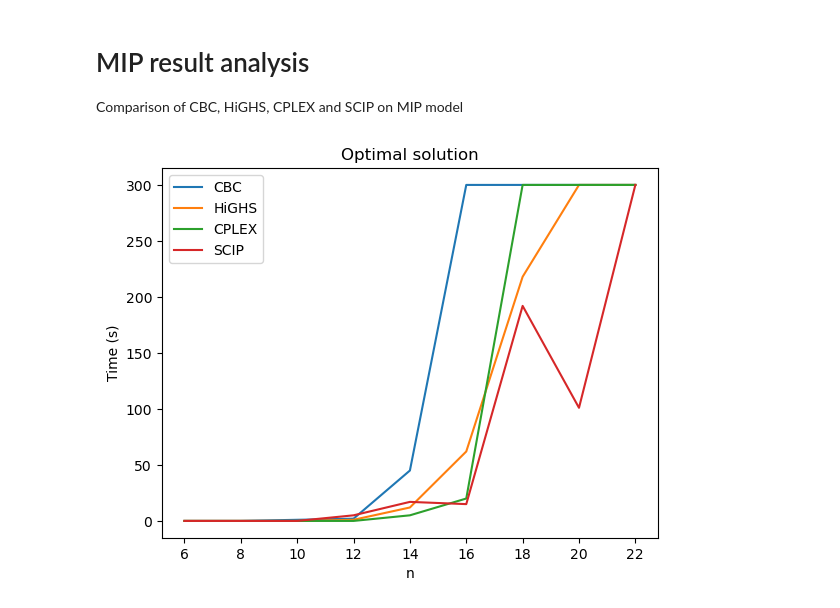
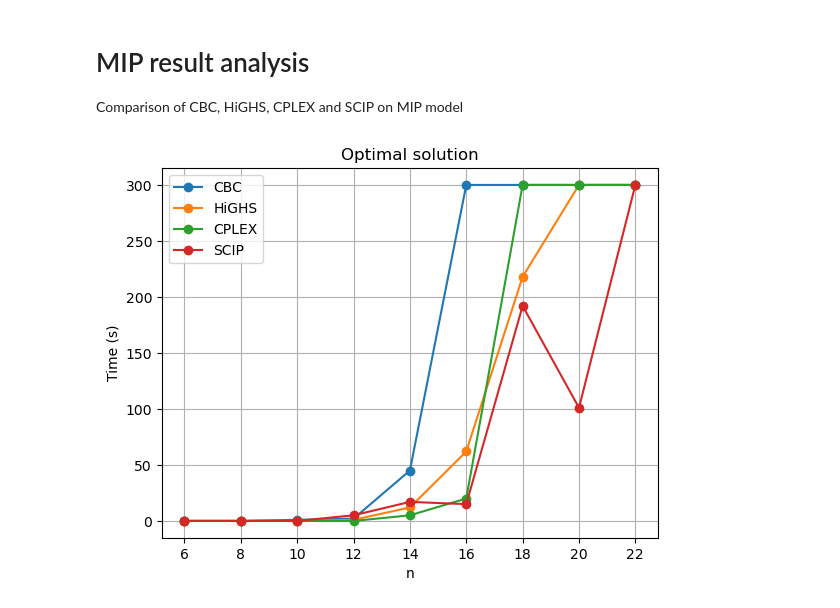
Before and after one commit to giulioPetroz/Sports-Tournament-Scheduling, a Jupyter notebook: source/MIP/result_analysis.ipynb, the cells around one changed output. Saved outputs shown, nothing was run; the diff lists cells and outputs as text; code cells hidden in the pictures.

Commit message:
Changed plot and saved png

```diff
--- a/source/MIP/result_analysis.ipynb
+++ b/source/MIP/result_analysis.ipynb
@@ -35,16 +35,20 @@ for n in range(6, 24, 2):
 # %%
 x = np.arange(6, 24, 2)  # number of teams
 
-plt.plot(x, cbc_time, label="CBC")
-plt.plot(x, highs_time, label="HiGHS")
-plt.plot(x, cplex_time, label="CPLEX")
-plt.plot(x, scip_time, label="SCIP")
+plt.plot(x, cbc_time, "o-", label="CBC")
+plt.plot(x, highs_time, "o-", label="HiGHS")
+plt.plot(x, cplex_time, "o-", label="CPLEX")
+plt.plot(x, scip_time, "o-", label="SCIP")
+
+plt.grid()
 
 plt.xlabel("n")
 plt.ylabel("Time (s)")
 plt.title("Optimal solution")
 
 plt.legend()
+
+plt.savefig("../../img/mip-results.png")
 plt.show()
 # %% [output]
-[figure, old version]
+[figure, new version]
```
Also changed, not shown: 1 other file.
